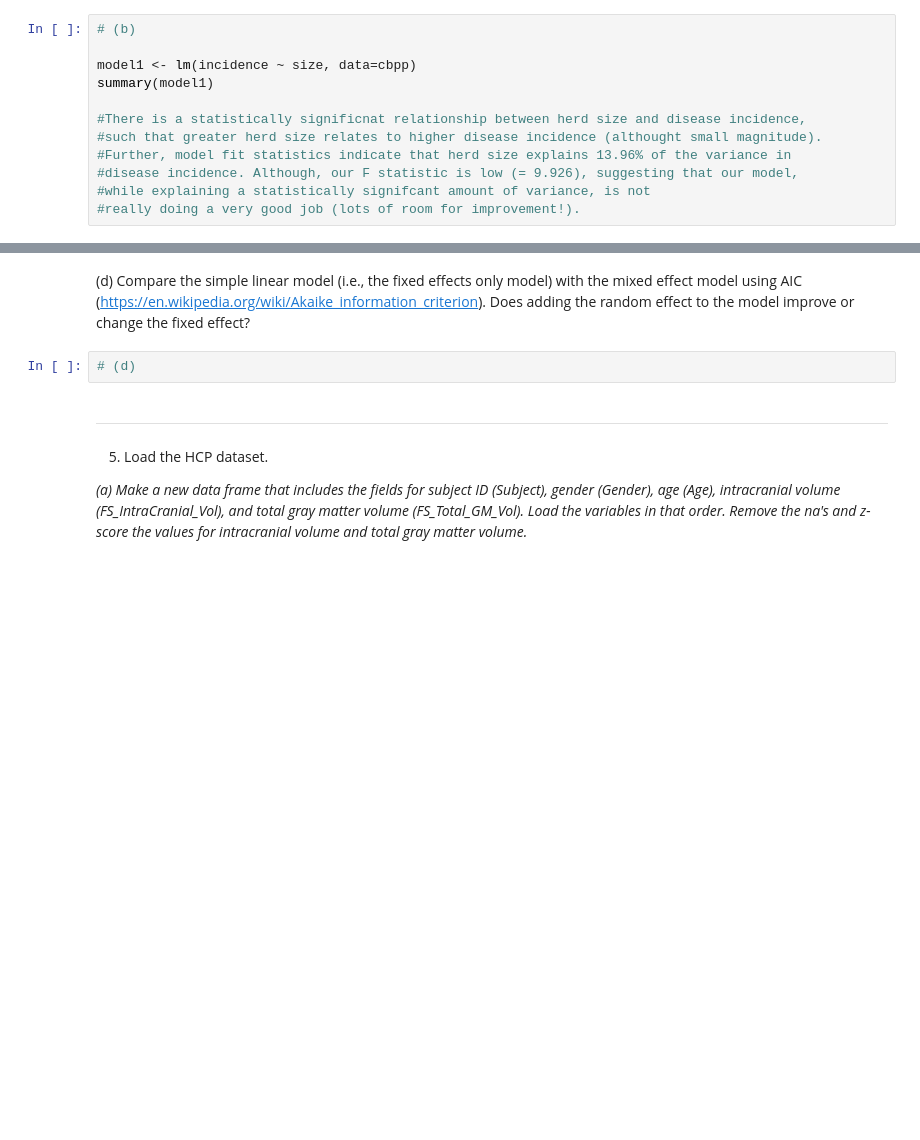
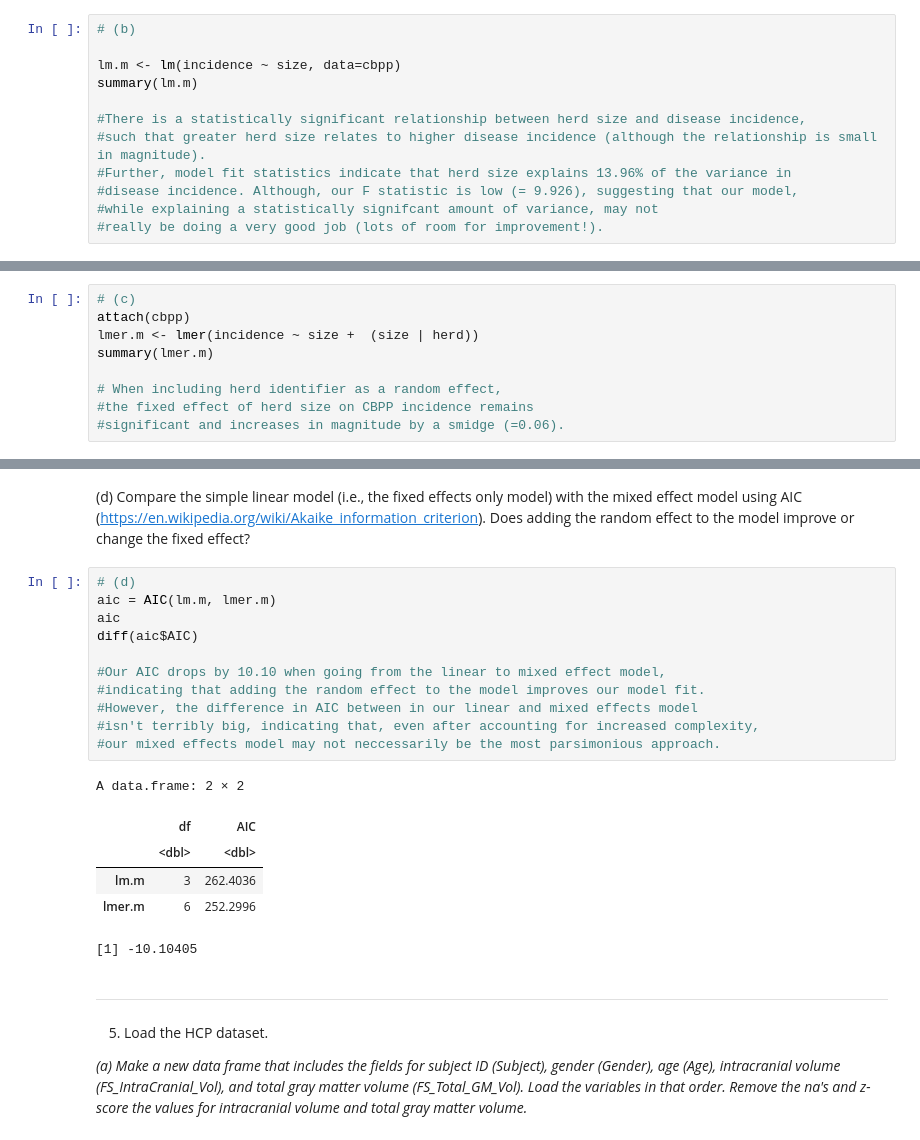
Before and after one commit to dbitran/Bitran_DSPN_S20, a Jupyter notebook: Homeworks/Bitran_Homework5.ipynb, the cells around one changed output, grey strips where cells are left out. Saved outputs shown, nothing was run; the diff lists cells and outputs as text; blank space fills up the shorter version.

```diff
--- a/Homeworks/Bitran_Homework5.ipynb
+++ b/Homeworks/Bitran_Homework5.ipynb
@@ -155,15 +154,15 @@ Loading required package: Matrix
 # %%
 # (b)
 
-model1 <- lm(incidence ~ size, data=cbpp)
-summary(model1)
+lm.m <- lm(incidence ~ size, data=cbpp)
+summary(lm.m)
 
-#There is a statistically significnat relationship between herd size and disease incidence,
-#such that greater herd size relates to higher disease incidence (althought small magnitude).
+#There is a statistically significant relationship between herd size and disease incidence,
+#such that greater herd size relates to higher disease incidence (although the relationship is small in magnitude).
 #Further, model fit statistics indicate that herd size explains 13.96% of the variance in
 #disease incidence. Although, our F statistic is low (= 9.926), suggesting that our model,
-#while explaining a statistically signifcant amount of variance, is not
-#really doing a very good job (lots of room for improvement!).
+#while explaining a statistically signifcant amount of variance, may not
+#really be doing a very good job (lots of room for improvement!).
 # %% [output]
 Call:
 lm(formula = incidence ~ size, data = cbpp)
@@ -193,0 +187,9 @@ boundary (singular) fit: see ?isSingular
+# %%
+# (c)
+attach(cbpp)
+lmer.m <- lmer(incidence ~ size +  (size | herd))
+summary(lmer.m)
+
+# When including herd identifier as a random effect,
+#the fixed effect of herd size on CBPP incidence remains
+#significant and increases in magnitude by a smidge (=0.06).
@@ -194,8 +215,24 @@ boundary (singular) fit: see ?isSingular
 # %% [markdown]
 
 (d) Compare the simple linear model (i.e., the fixed effects only model) with the mixed effect model using AIC (https://en.wikipedia.org/wiki/Akaike_information_criterion). Does adding the random effect to the model improve or change the fixed effect?
-# %%
-# (d)
+# %%
+# (d)
+aic = AIC(lm.m, lmer.m)
+aic
+diff(aic$AIC)
+
+#Our AIC drops by 10.10 when going from the linear to mixed effect model,
+#indicating that adding the random effect to the model improves our model fit.
+#However, the difference in AIC between in our linear and mixed effects model
+#isn't terribly big, indicating that, even after accounting for increased complexity,
+#our mixed effects model may not neccessarily be the most parsimonious approach.
+# %% [output]
+A data.frame: 2 × 2
+|  | df | AIC |
+|  | <dbl> | <dbl> |
+| lm.m | 3 | 262.4036 |
+| lmer.m | 6 | 252.2996 |
+[1] -10.10405
 # %% [markdown]
 ---
 
```
Also changed, not shown: parts of 9 cells of this notebook.
